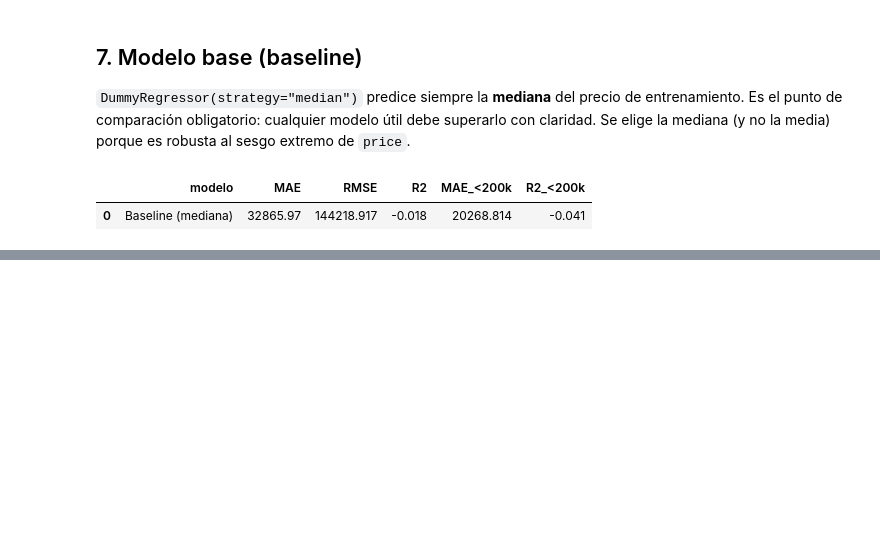
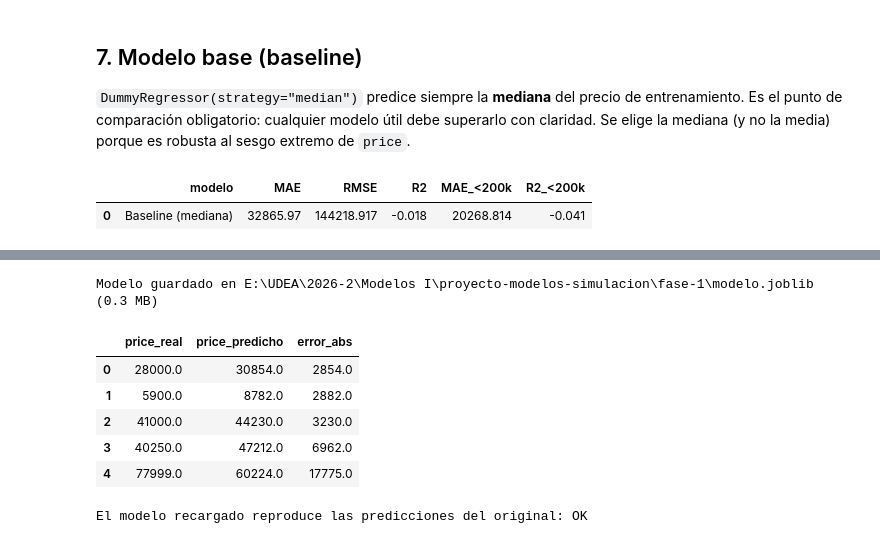
Before and after one commit to Jonathanmg1415/proyecto-modelos-simulacion, a Jupyter notebook: fase-1/notebook.ipynb, the cells around one changed output, grey strips where cells are left out. Cells and saved outputs as stored; diff of their text form; code cells hidden in the pictures; blank space fills up the shorter version.

```diff
--- a/fase-1/notebook.ipynb
+++ b/fase-1/notebook.ipynb
@@ -650,0 +876,34 @@ pd.DataFrame(resultados).round(3)
+# %%
+RUTA_MODELO = Path("modelo.joblib")
+if not Path("data").exists():          # ejecutado desde la raíz del repo
+    RUTA_MODELO = Path("fase-1/modelo.joblib")
+
+joblib.dump(modelo_xgb, RUTA_MODELO, compress=3)
+print(f"Modelo guardado en {RUTA_MODELO.resolve()}  ({RUTA_MODELO.stat().st_size/1e6:.1f} MB)")
+# %% [output]
+Modelo guardado en E:\UDEA\2026-2\Modelos I\proyecto-modelos-simulacion\fase-1\modelo.joblib  (0.3 MB)
+# %%
+# Demostración: recargar el modelo desde disco y predecir con el objeto cargado.
+modelo_cargado = joblib.load(RUTA_MODELO)
+
+muestra = X_test.head(5)
+comparacion = pd.DataFrame({
+    "price_real": y_test.head(5).values,
+    "price_predicho": modelo_cargado.predict(muestra).round(0),
+})
+comparacion["error_abs"] = (comparacion.price_real - comparacion.price_predicho).abs()
+display(comparacion)
+
+# El modelo recargado produce exactamente las mismas predicciones que el original.
+np.testing.assert_allclose(
+    modelo_cargado.predict(X_test), modelo_xgb.predict(X_test), rtol=1e-9
+)
+print("El modelo recargado reproduce las predicciones del original: OK")
+# %% [output]
+|  | price_real | price_predicho | error_abs |
+| 0 | 28000.0 | 30854.0 | 2854.0 |
+| 1 | 5900.0 | 8782.0 | 2882.0 |
+| 2 | 41000.0 | 44230.0 | 3230.0 |
+| 3 | 40250.0 | 47212.0 | 6962.0 |
+| 4 | 77999.0 | 60224.0 | 17775.0 |
+El modelo recargado reproduce las predicciones del original: OK
```
Also changed, not shown: parts of 21 cells of this notebook, 3 other files.
